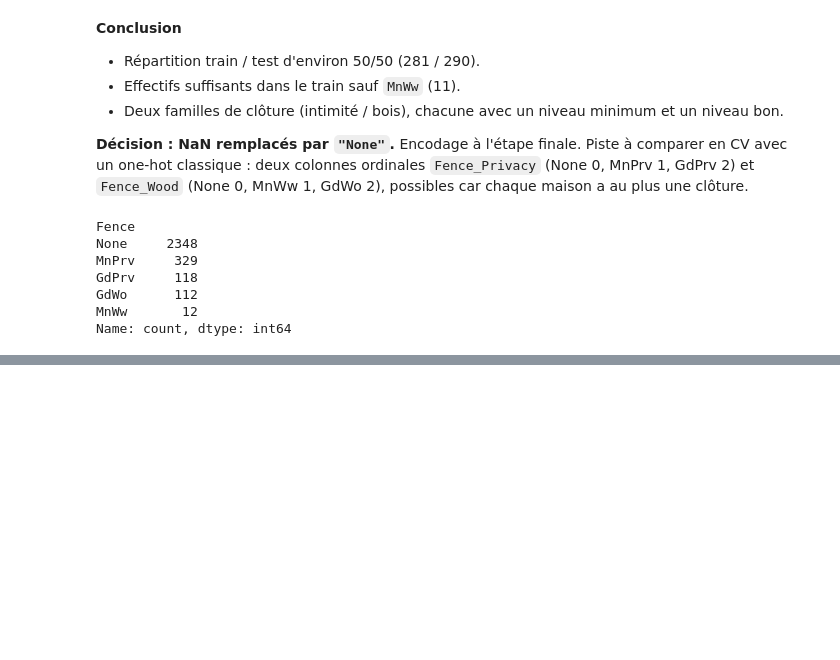
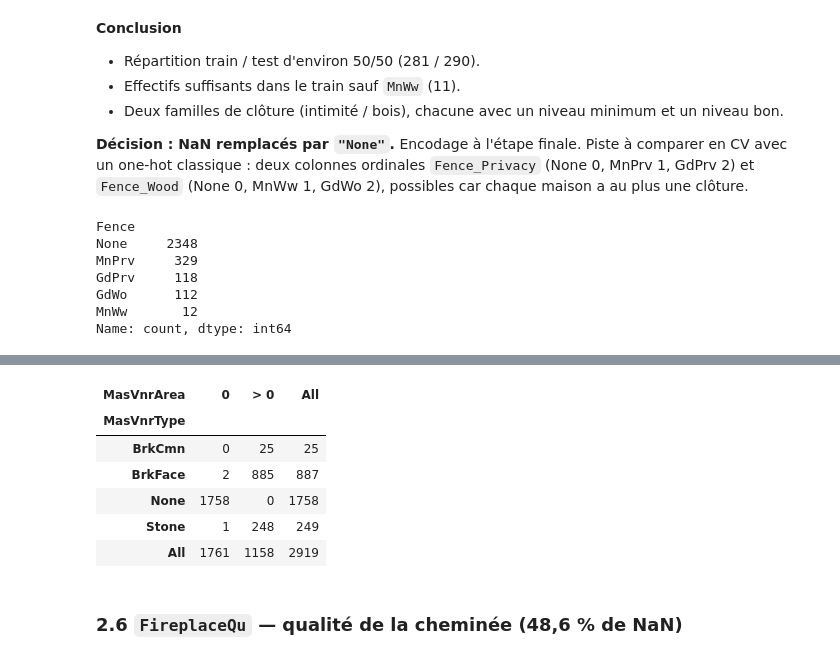
Before and after one commit to raybelpro77git/kaggle-house-prices, a Jupyter notebook: notebooks/01_eda.ipynb, the cells around one changed output, grey strips where cells are left out. Cells and saved outputs as stored; diff of their text form; code cells hidden in the pictures; blank space fills up the shorter version.

Commit message:
Analyse des valeurs manquantes de MasVnrType et MasVnrArea

```diff
--- a/notebooks/01_eda.ipynb
+++ b/notebooks/01_eda.ipynb
@@ -336,0 +389,25 @@ Name: count, dtype: int64
+# %%
+# Les 8 maisons avec une surface mais sans type -> type le plus fréquent du train
+mode_type = all_X.iloc[:n_train]["MasVnrType"].mode()[0]
+condition = (all_X['MasVnrArea'] > 0) & (all_X['MasVnrType'].isnull())
+all_X.loc[condition, ['MasVnrType']] = mode_type
+# %%
+# Reste des NaN = pas de placage
+all_X["MasVnrType"] = all_X["MasVnrType"].fillna("None")
+# %%
+# Surface manquante = pas de placage
+all_X["MasVnrArea"] = all_X["MasVnrArea"].fillna(0)
+# %%
+# Vérification : None uniquement avec une surface à 0, plus aucun NaN
+etat_area = np.where(all_X["MasVnrArea"] > 0, "> 0", "0")
+pd.crosstab(all_X["MasVnrType"], etat_area, margins=True, colnames=["MasVnrArea"])
+# %% [output]
+| MasVnrArea | 0 | > 0 | All |
+| MasVnrType |  |  |  |
+| BrkCmn | 0 | 25 | 25 |
+| BrkFace | 2 | 885 | 887 |
+| None | 1758 | 0 | 1758 |
+| Stone | 1 | 248 | 249 |
+| All | 1761 | 1158 | 2919 |
+# %% [markdown]
+### 2.6 `FireplaceQu` — qualité de la cheminée (48,6 % de NaN)
```
Also changed, not shown: parts of 7 cells of this notebook.
